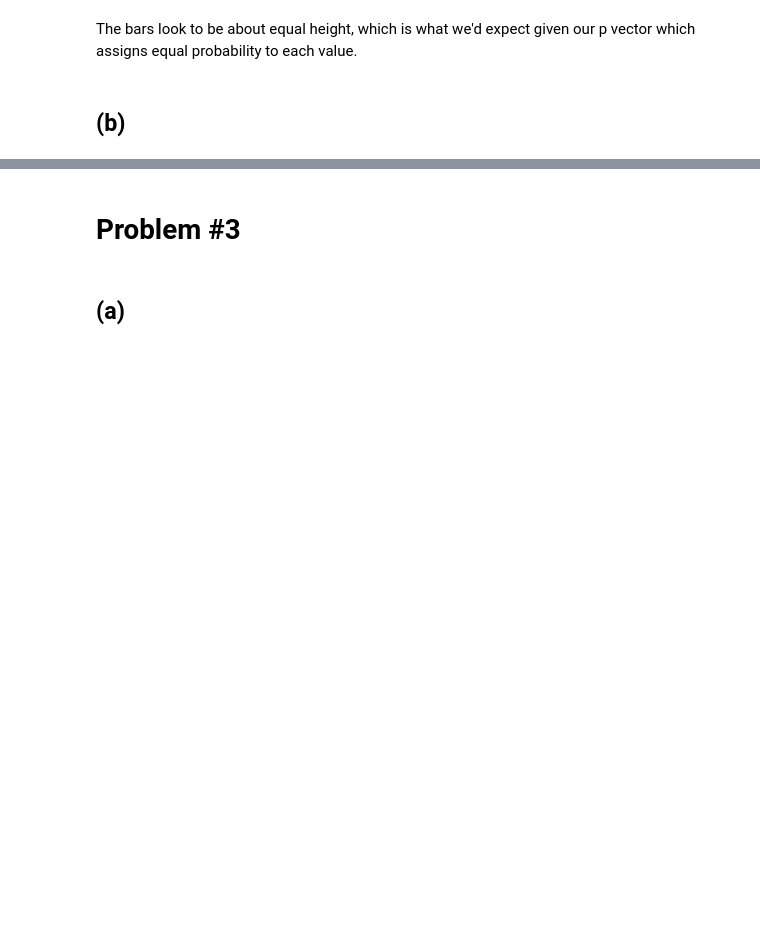
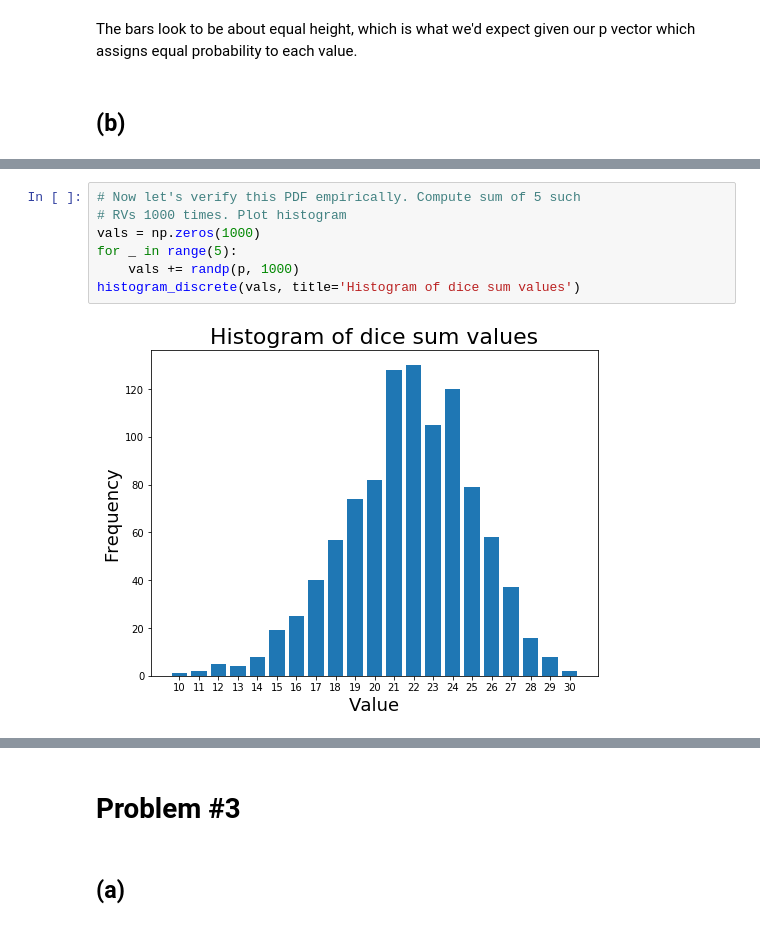
Before and after one commit to rfeinman/hw-mathtools, a Jupyter notebook: Feinman_Reuben_HW4/hw4.ipynb, the cells around one changed output, grey strips where cells are left out. Drawn from its saved outputs; the diff is of its cells as text; blank space fills up the shorter version.

```diff
--- a/Feinman_Reuben_HW4/hw4.ipynb
+++ b/Feinman_Reuben_HW4/hw4.ipynb
@@ -141,0 +154,9 @@ def psum(p, q):
+# %%
+# Now let's verify this PDF empirically. Compute sum of 5 such
+# RVs 1000 times. Plot histogram
+vals = np.zeros(1000)
+for _ in range(5):
+    vals += randp(p, 1000)
+histogram_discrete(vals, title='Histogram of dice sum values')
+# %% [output]
+[figure, added]
```
Also changed, not shown: parts of 24 cells of this notebook.
